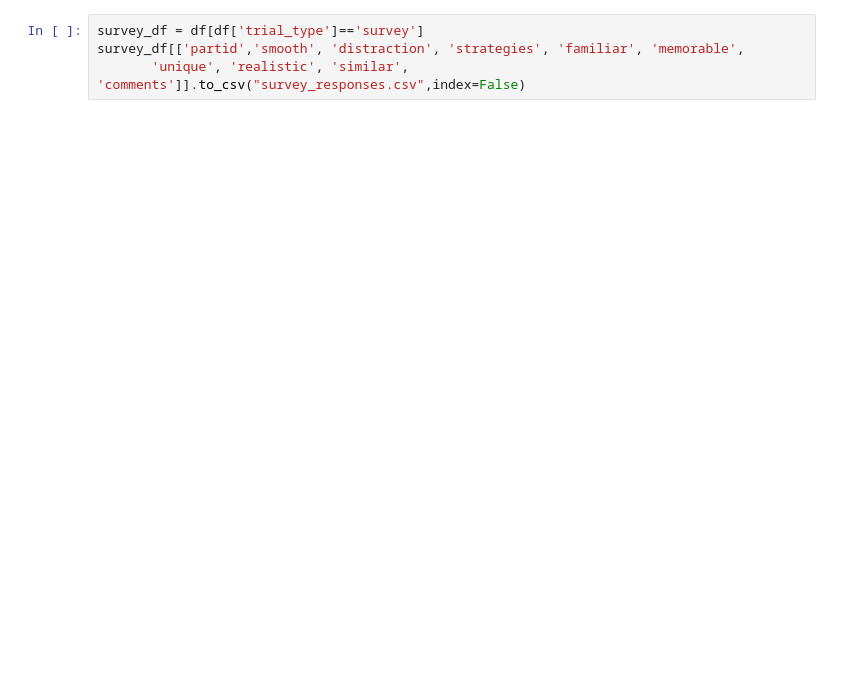
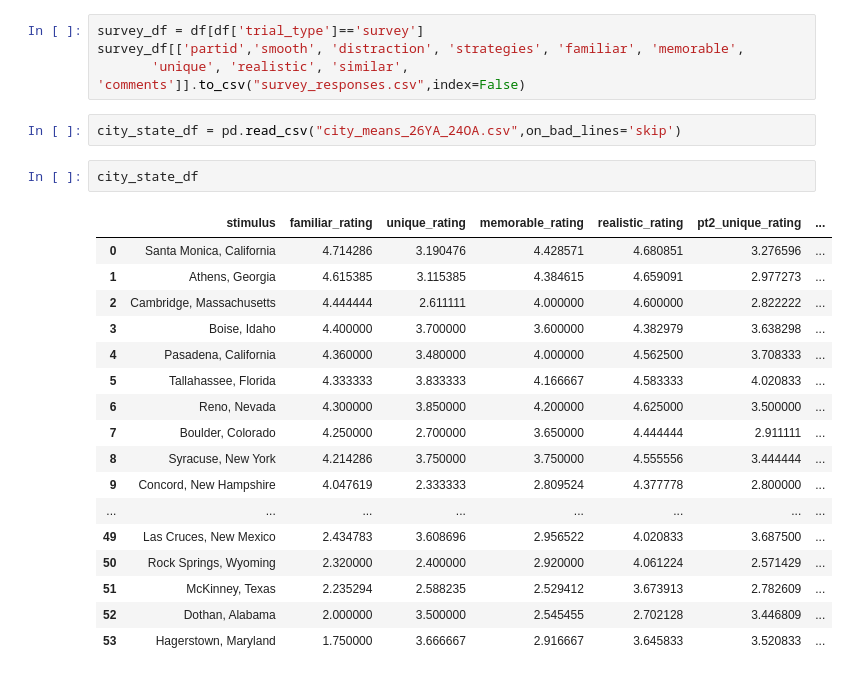
Before and after one commit to JerryGuo2001/GraphWalkFlights, a Jupyter notebook: GWF_text_validation/data/get_city_stats.ipynb, the cells around one changed output. Drawn from its saved outputs; the diff is of its cells as text; blank space fills up the shorter version.

```diff
--- a/GWF_text_validation/data/get_city_stats.ipynb
+++ b/GWF_text_validation/data/get_city_stats.ipynb
@@ -100,3 +66,25 @@ city_df
 survey_df = df[df['trial_type']=='survey']
 survey_df[['partid','smooth', 'distraction', 'strategies', 'familiar', 'memorable',
        'unique', 'realistic', 'similar', 'comments']].to_csv("survey_responses.csv",index=False)
+# %%
+city_state_df = pd.read_csv("city_means_26YA_24OA.csv",on_bad_lines='skip')
+# %%
+city_state_df
+# %% [output]
+|  | stimulus | familiar_rating | unique_rating | memorable_rating | realistic_rating | pt2_unique_rating | ... |
+| 0 | Santa Monica, California | 4.714286 | 3.190476 | 4.428571 | 4.680851 | 3.276596 | ... |
+| 1 | Athens, Georgia | 4.615385 | 3.115385 | 4.384615 | 4.659091 | 2.977273 | ... |
+| 2 | Cambridge, Massachusetts | 4.444444 | 2.611111 | 4.000000 | 4.600000 | 2.822222 | ... |
+| 3 | Boise, Idaho | 4.400000 | 3.700000 | 3.600000 | 4.382979 | 3.638298 | ... |
+| 4 | Pasadena, California | 4.360000 | 3.480000 | 4.000000 | 4.562500 | 3.708333 | ... |
+| 5 | Tallahassee, Florida | 4.333333 | 3.833333 | 4.166667 | 4.583333 | 4.020833 | ... |
+| 6 | Reno, Nevada | 4.300000 | 3.850000 | 4.200000 | 4.625000 | 3.500000 | ... |
+| 7 | Boulder, Colorado | 4.250000 | 2.700000 | 3.650000 | 4.444444 | 2.911111 | ... |
+| 8 | Syracuse, New York | 4.214286 | 3.750000 | 3.750000 | 4.555556 | 3.444444 | ... |
+| 9 | Concord, New Hampshire | 4.047619 | 2.333333 | 2.809524 | 4.377778 | 2.800000 | ... |
+| ... | ... | ... | ... | ... | ... | ... | ... |
+| 49 | Las Cruces, New Mexico | 2.434783 | 3.608696 | 2.956522 | 4.020833 | 3.687500 | ... |
+| 50 | Rock Springs, Wyoming | 2.320000 | 2.400000 | 2.920000 | 4.061224 | 2.571429 | ... |
+| 51 | McKinney, Texas | 2.235294 | 2.588235 | 2.529412 | 3.673913 | 2.782609 | ... |
+| 52 | Dothan, Alabama | 2.000000 | 3.500000 | 2.545455 | 2.702128 | 3.446809 | ... |
+| 53 | Hagerstown, Maryland | 1.750000 | 3.666667 | 2.916667 | 3.645833 | 3.520833 | ... |
```
Also changed, not shown: parts of 3 cells of this notebook, 7 other files.
